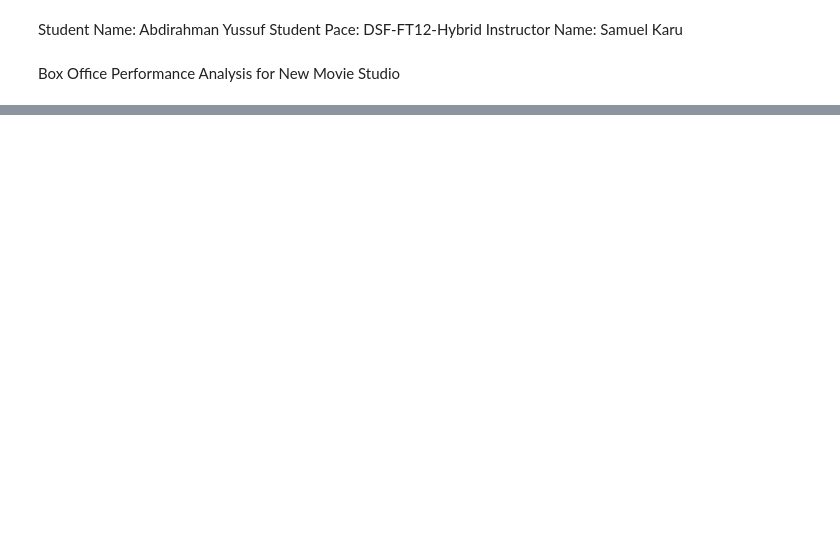
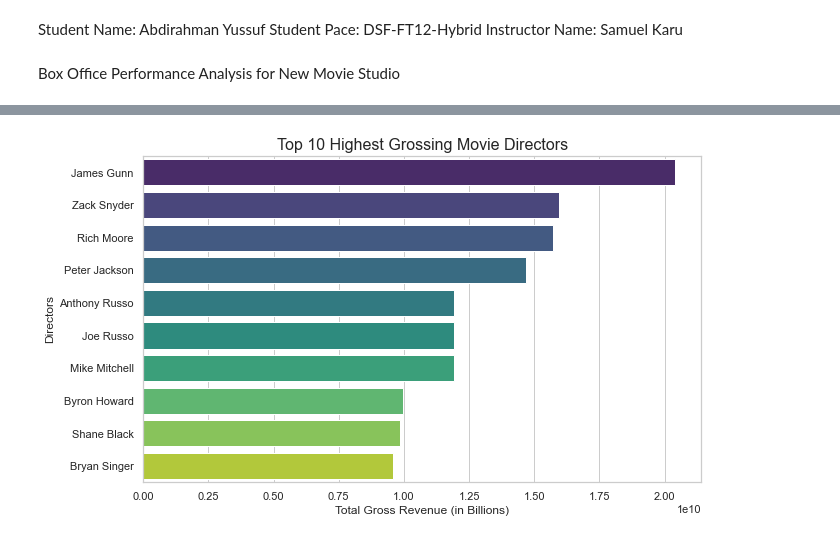
Before and after one commit to mwakad/box-office-movie-insights, a Jupyter notebook: notebooks/abdirahman.ipynb, the cells around one changed output, grey strips where cells are left out. Cells and saved outputs as stored; diff of their text form; code cells hidden in the pictures; blank space fills up the shorter version.

```diff
--- a/notebooks/abdirahman.ipynb
+++ b/notebooks/abdirahman.ipynb
@@ -38,0 +152,6 @@ df.head()
+# %%
+# Drop rows where important fields are missing
+merged_df_clean = merged_df.dropna(subset=['genres', 'studio', 'domestic_gross', 'foreign_gross', 'director_name'])
+
+# Check the shape after cleaning
+merged_df_clean.shape
@@ -38,0 +301,8 @@ df.head()
+# %%
+# Group the data by director and calculate the total gross revenue for each director
+director_gross = merged_df_clean.groupby('director_name')['total_gross'].sum().reset_index()
+
+# Sort the directors by total gross in descending order
+director_gross = director_gross.sort_values(by='total_gross', ascending=False)
+# Preview the result
+print(director_gross.head())
@@ -38,0 +373,14 @@ df.head()
+# %%
+# Create a bar plot for directors and their total gross revenue
+plt.figure(figsize=(10, 6))
+sns.barplot(x='total_gross', y='director_name', data=director_gross.head(10), palette='viridis')
+
+# Adding titles and labels
+plt.title('Top 10 Highest Grossing Movie Directors', fontsize=16)
+plt.xlabel('Total Gross Revenue (in Billions)', fontsize=12)
+plt.ylabel('Directors', fontsize=12)
+
+# Display the plot
+plt.show()
+# %% [output]
+[figure, added]
```
Also changed, not shown: parts of 29 cells of this notebook.
